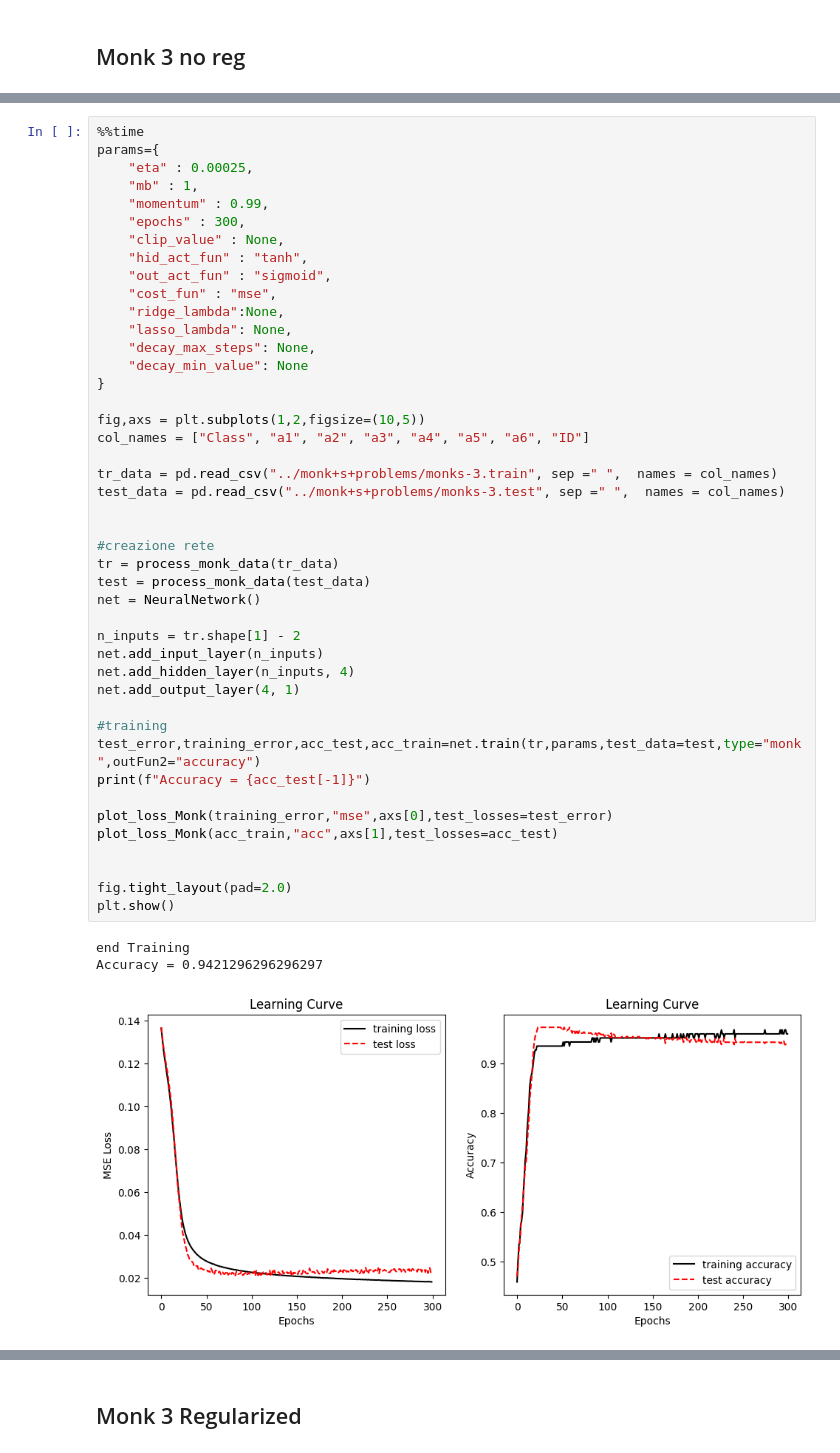
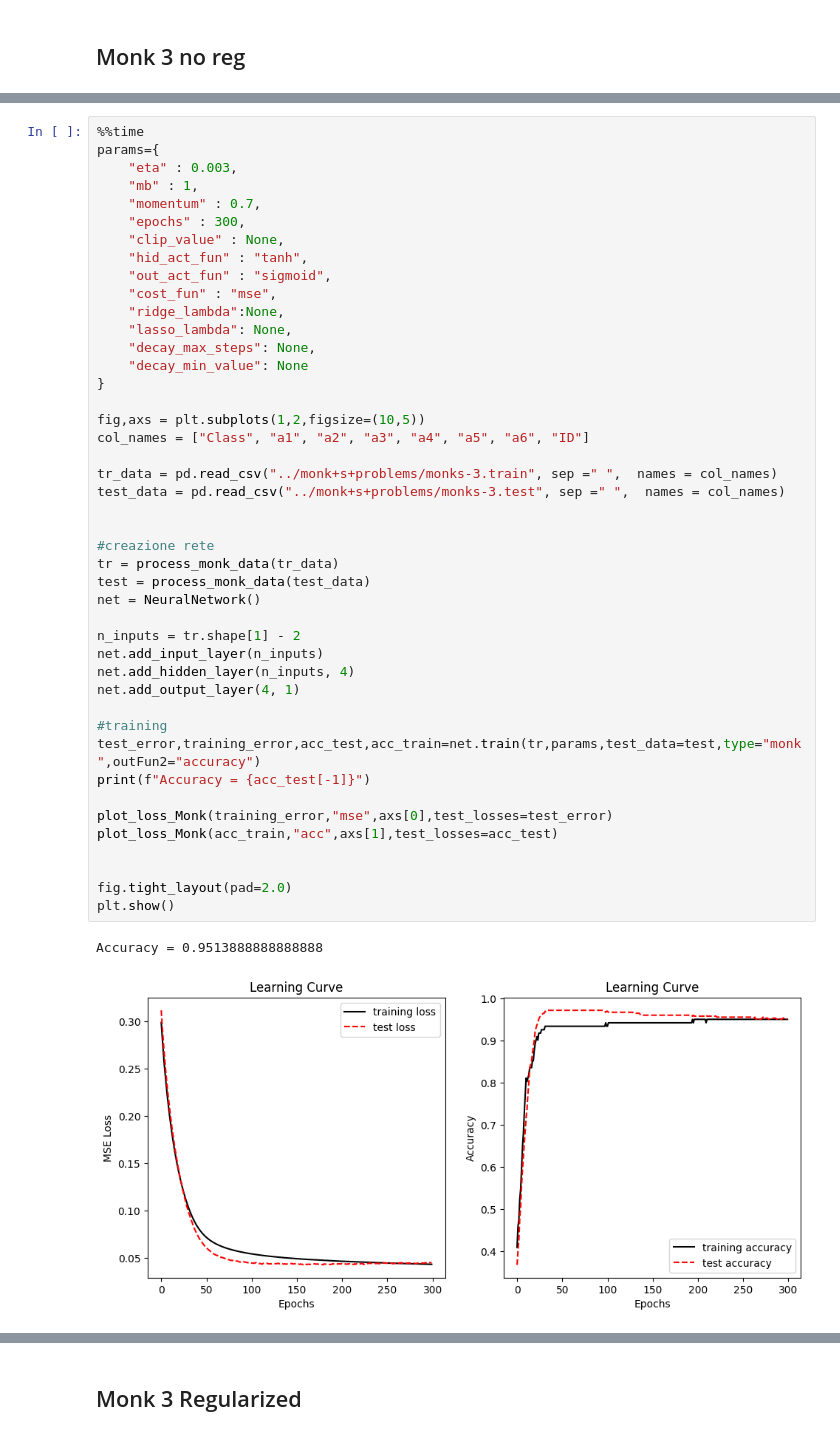
Before and after one commit to Nsivaa/ML, a Jupyter notebook: project/MONK_notebook.ipynb, the cells around one changed output, grey strips where cells are left out. Drawn from its saved outputs; the diff is of its cells as text.

```diff
--- a/project/MONK_notebook.ipynb
+++ b/project/MONK_notebook.ipynb
@@ -339,9 +340,9 @@ Wall time: 9min
 # %%
 %%time
 params={
-    "eta" : 0.00025,
+    "eta" : 0.003,
     "mb" : 1,
-    "momentum" : 0.99,
+    "momentum" : 0.7,
     "epochs" : 300,
     "clip_value" : None,
     "hid_act_fun" : "tanh",
@@ -354,33 +355,32 @@ params={
 }
 
 fig,axs = plt.subplots(1,2,figsize=(10,5))
 col_names = ["Class", "a1", "a2", "a3", "a4", "a5", "a6", "ID"]
 
 tr_data = pd.read_csv("../monk+s+problems/monks-3.train", sep =" ",  names = col_names)
 test_data = pd.read_csv("../monk+s+problems/monks-3.test", sep =" ",  names = col_names)
 
 
 #creazione rete
 tr = process_monk_data(tr_data)
 test = process_monk_data(test_data)
 net = NeuralNetwork()
 
 n_inputs = tr.shape[1] - 2
 net.add_input_layer(n_inputs)
 net.add_hidden_layer(n_inputs, 4)
 net.add_output_layer(4, 1)
 
 #training
 test_error,training_error,acc_test,acc_train=net.train(tr,params,test_data=test,type="monk",outFun2="accuracy")
 print(f"Accuracy = {acc_test[-1]}")
 
 plot_loss_Monk(training_error,"mse",axs[0],test_losses=test_error)
 plot_loss_Monk(acc_train,"acc",axs[1],test_losses=acc_test)
 
 
 fig.tight_layout(pad=2.0)
 plt.show()
 # %% [output]
-end Training
-Accuracy = 0.9421296296296297
+Accuracy = 0.9513888888888888
-[figure, old version]
+[figure, new version]
```
Also changed, not shown: parts of 17 cells of this notebook.
